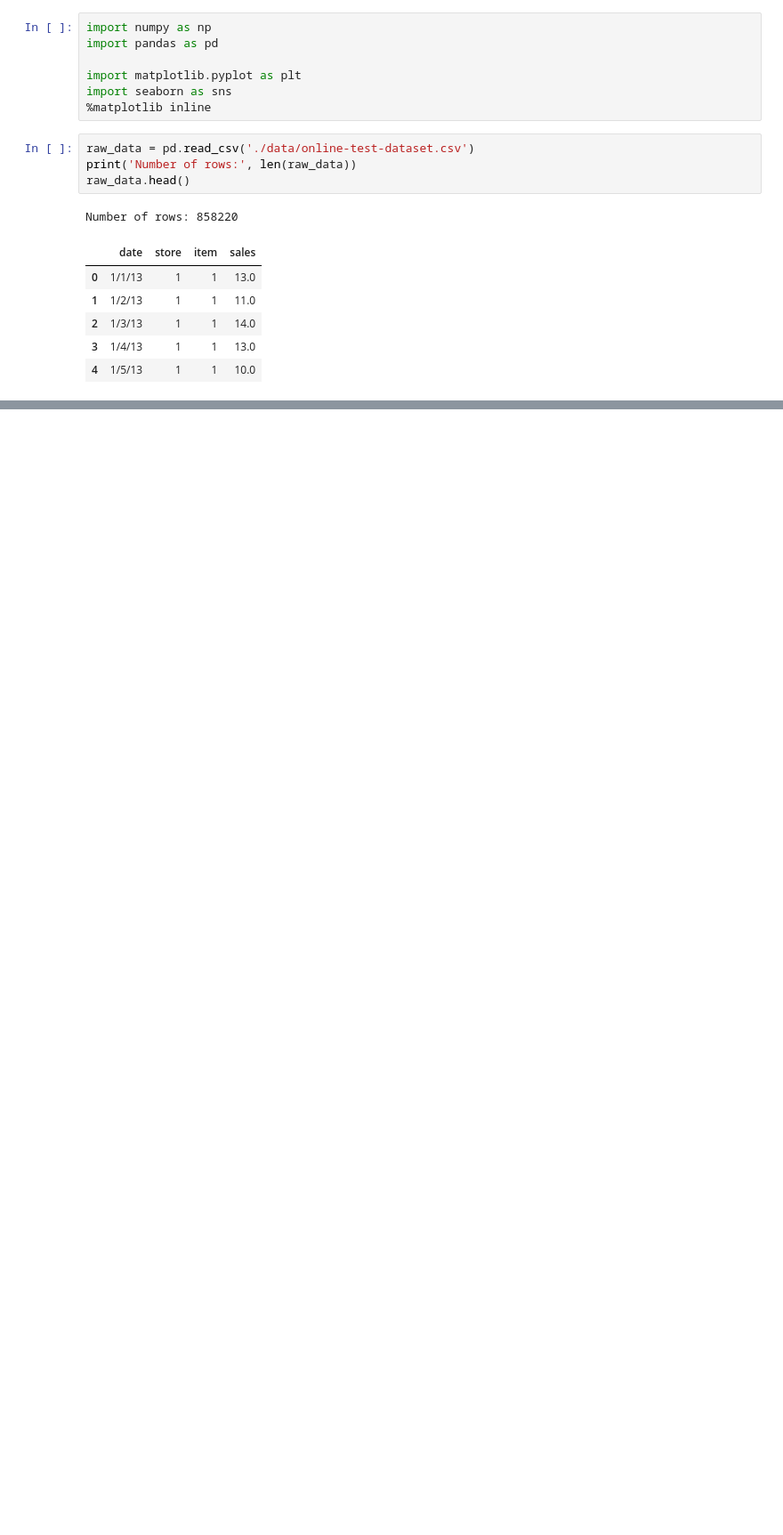
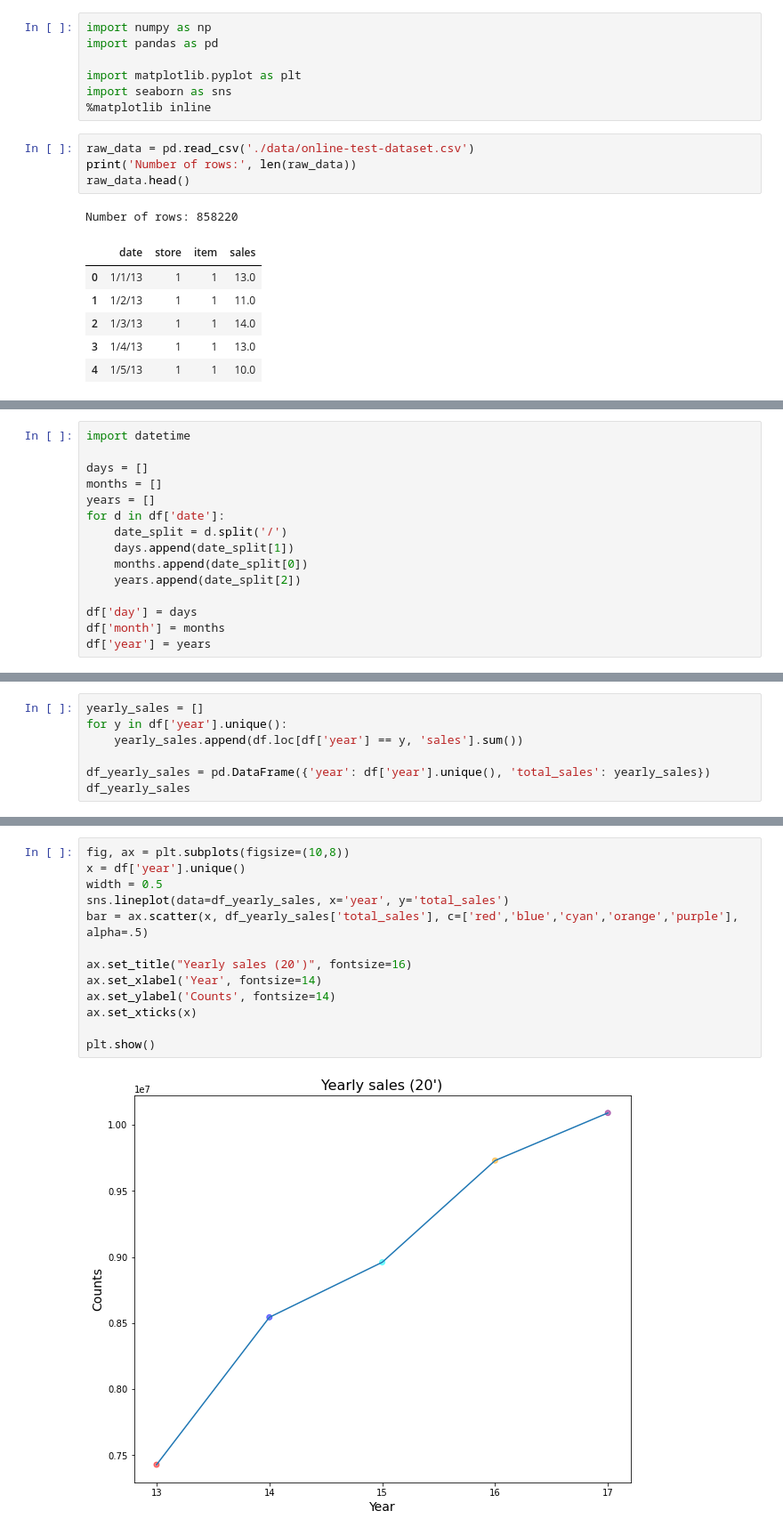
Before and after one commit to archeltaneka/sayurbox-technical-test, a Jupyter notebook: data-science.ipynb, the cells around one changed output, grey strips where cells are left out. Shown at 89% size. Drawn from its saved outputs; the diff is of its cells as text; blank space fills up the shorter version.

```diff
--- a/data-science.ipynb
+++ b/data-science.ipynb
@@ -19,0 +125,15 @@ Number of rows: 858220
+# %%
+import datetime
+
+days = []
+months = []
+years = []
+for d in df['date']:
+    date_split = d.split('/')
+    days.append(date_split[1])
+    months.append(date_split[0])
+    years.append(date_split[2])
+
+df['day'] = days
+df['month'] = months
+df['year'] = years
@@ -19,0 +149,7 @@ Number of rows: 858220
+# %%
+yearly_sales = []
+for y in df['year'].unique():
+    yearly_sales.append(df.loc[df['year'] == y, 'sales'].sum())
+
+df_yearly_sales = pd.DataFrame({'year': df['year'].unique(), 'total_sales': yearly_sales})
+df_yearly_sales
@@ -19,0 +163,15 @@ Number of rows: 858220
+# %%
+fig, ax = plt.subplots(figsize=(10,8))
+x = df['year'].unique()
+width = 0.5
+sns.lineplot(data=df_yearly_sales, x='year', y='total_sales')
+bar = ax.scatter(x, df_yearly_sales['total_sales'], c=['red','blue','cyan','orange','purple'], alpha=.5)
+
+ax.set_title("Yearly sales (20')", fontsize=16)
+ax.set_xlabel('Year', fontsize=14)
+ax.set_ylabel('Counts', fontsize=14)
+ax.set_xticks(x)
+
+plt.show()
+# %% [output]
+[figure, added]
```
Also changed, not shown: parts of 22 cells of this notebook.
